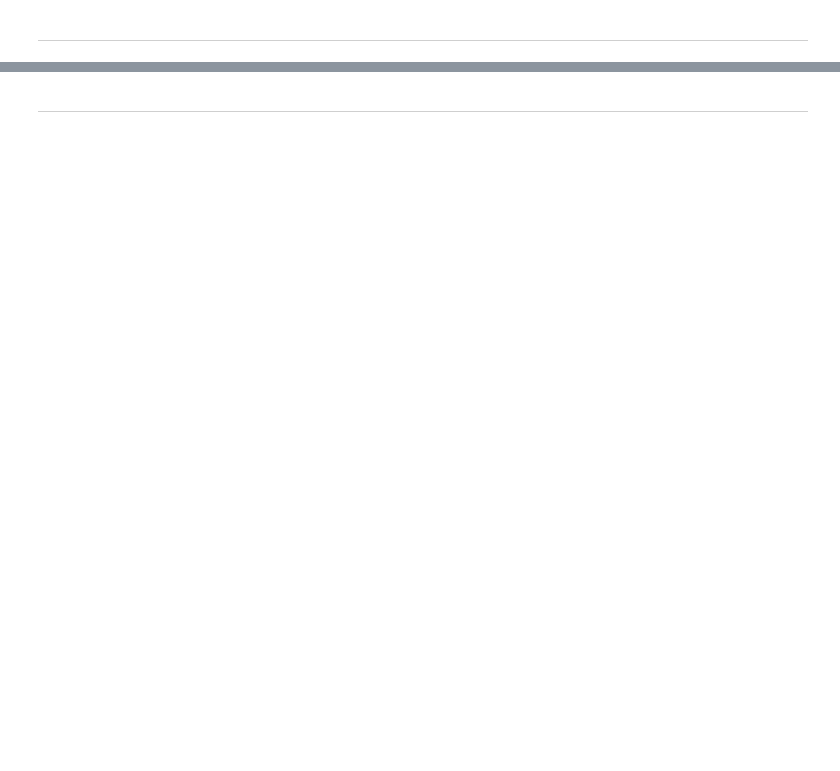
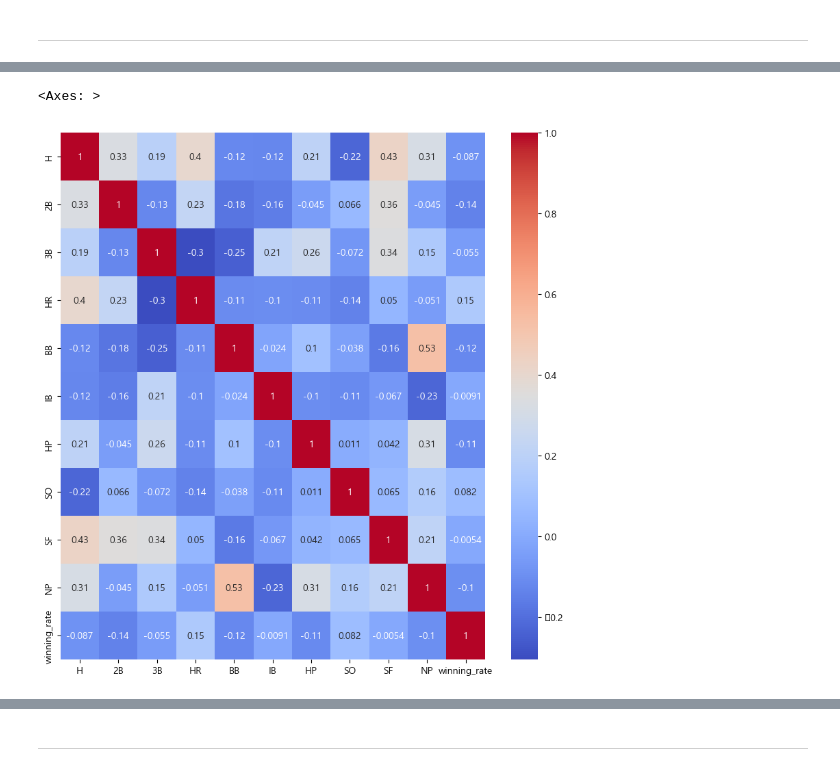
Before and after one commit to IAMKIMEUNSEO/predict2025_kbo_lgtwins_winning_rate, a Jupyter notebook: lgtwins.ipynb, the cells around one changed output, grey strips where cells are left out. Cells and saved outputs as stored; diff of their text form; code cells hidden in the pictures; blank space fills up the shorter version.

```diff
--- a/lgtwins.ipynb
+++ b/lgtwins.ipynb
@@ -264,0 +151,4 @@ df = pd.DataFrame(rows, columns=columns)
+# %%
+#'승률' 컬럼 추가
+df_team['winning_rate'] = (df_team['W'] / df_team['G'] *100).round(2)
+df_team
@@ -264,0 +202,20 @@ df = pd.DataFrame(rows, columns=columns)
+# %%
+# 승률이 평균 이상
+win_avg = df_team['winning_rate'].mean()    #승률 컬럼 평균값
+df_team_win = df_team[df_team['winning_rate'] >= win_avg].iloc[:, 5:]
+
+df_team_win_hitter = df_team_win.iloc[:, list(range(9, 19)) + [-1]].astype(int)  #타자
+df_team_win_pitcher = df_team_win.drop(df_team_win.columns[9:19], axis=1)
+# %%
+#타자
+plt.figure(figsize=(10,10))
+
+#상관계수 행렬을 히트맵으로 작성
+sns.heatmap(
+    data = df_team_win_hitter.corr(numeric_only=True),  #수치컬럼 간 상관계수 도출
+    annot = True,   #상관계수 수치 표시
+    cmap = 'coolwarm'   #컬러맵 지정
+)
+# %% [output]
+<Axes: >
+[figure, added]
```
Also changed, not shown: parts of 28 cells of this notebook.
